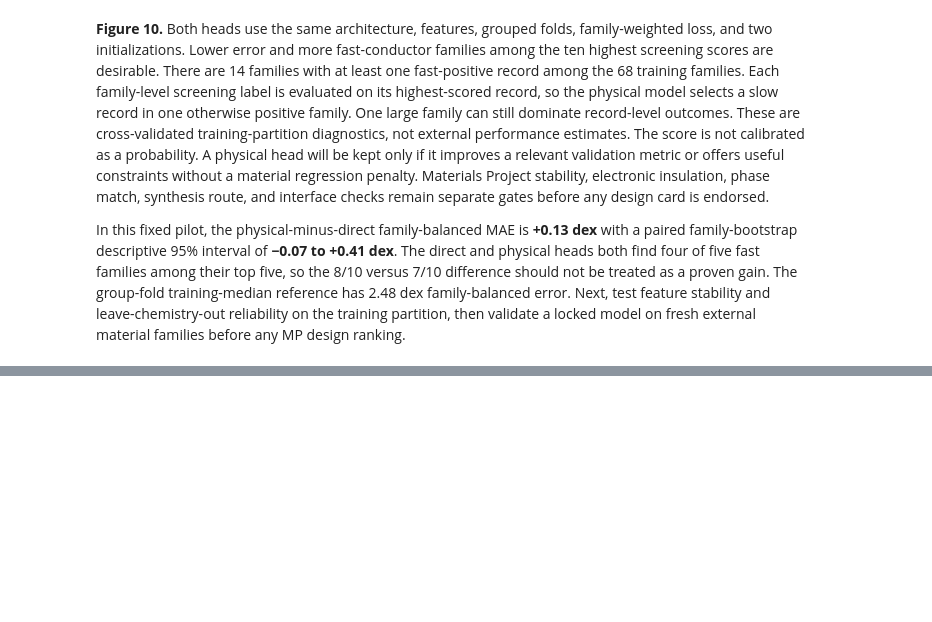
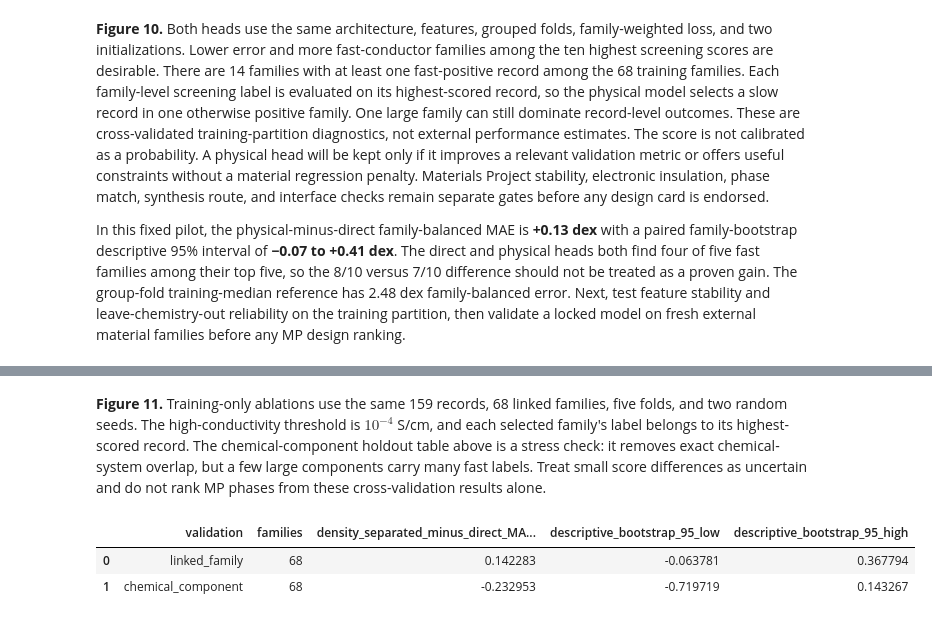
Before and after one commit to ZJYang-96485/Physics-Informed-Neural-Network-and-Multiscale-Simulations-for-Lithium-Ion-Conductors, a Jupyter notebook: battery_materials_project.ipynb, the cells around one changed output, grey strips where cells are left out. Saved outputs shown, nothing was run; the diff lists cells and outputs as text; code cells hidden in the pictures; blank space fills up the shorter version.

```diff
--- a/battery_materials_project.ipynb
+++ b/battery_materials_project.ipynb
@@ -3581,10 +3581,10 @@ assert set(TWO_BRANCH_STRUCTURE).issubset(descriptor_train)
 FAST_THRESHOLD_LOG10=-4.0
 
 class DualBranchTransportNN(nn.Module):
-    def __init__(self,n_composition):
+    def __init__(self,n_composition,n_structure):
         super().__init__()
         self.composition=nn.Sequential(nn.Linear(n_composition,16),nn.ReLU())
-        self.structure=nn.Sequential(nn.Linear(len(TWO_BRANCH_STRUCTURE),8),nn.ReLU())
+        self.structure=nn.Sequential(nn.Linear(n_structure,8),nn.ReLU())
         self.fusion=nn.Sequential(nn.Linear(24,16),nn.ReLU())
         self.transport=nn.Linear(16,1)
         self.fast_logit=nn.Linear(16,1)
@@ -3594,17 +3594,29 @@ class DualBranchTransportNN(nn.Module):
                                       self.structure(structure)),dim=1))
         return self.transport(hidden).squeeze(1),self.fast_logit(hidden).squeeze(1)
 
-def train_two_branch(fit_idx,val_idx,seed,physical):
+def train_two_branch(fit_idx,val_idx,seed,physical,structure_columns=None,
+                     composition_mode="full",bce_weight=0.5):
+    structure_columns=TWO_BRANCH_STRUCTURE if structure_columns is None else structure_columns
     fit=descriptor_train.iloc[fit_idx].reset_index(drop=True)
     val=descriptor_train.iloc[val_idx].reset_index(drop=True)
     fold_vocab=sorted({str(element) for formula in fit.formula
                        for element in parse_composition(formula).elements})
     comp_fit=composition_features(fit.formula,fold_vocab)
     comp_val=composition_features(val.formula,fold_vocab)
+    if composition_mode=="compact":
+        compact=["n_elements","li_fraction","composition_entropy",
+            "mean_atomic_number","mean_atomic_mass","mean_electronegativity",
+            "electronegativity_range","mean_periodic_row","mean_periodic_group"]
+        compact += [f"frac_{element}" for element in
+                    ("O","S","F","Cl","Br","I","N","Se")]
+        comp_fit=comp_fit.reindex(columns=compact,fill_value=0.0)
+        comp_val=comp_val.reindex(columns=compact,fill_value=0.0)
+    elif composition_mode!="full":
+        raise ValueError(composition_mode)
     comp_scale=StandardScaler().fit(comp_fit)
     struct_impute=SimpleImputer(strategy="median",keep_empty_features=True)
-    struct_fit=struct_impute.fit_transform(fit[TWO_BRANCH_STRUCTURE])
-    struct_val=struct_impute.transform(val[TWO_BRANCH_STRUCTURE])
+    struct_fit=struct_impute.fit_transform(fit[structure_columns])
+    struct_val=struct_impute.transform(val[structure_columns])
     struct_scale=StandardScaler().fit(struct_fit)
     def tensor(values):
         return torch.as_tensor(np.asarray(values,dtype=np.float32))
@@ -3624,13 +3636,13 @@ def train_two_branch(fit_idx,val_idx,seed,physical):
     group_sizes=fit.group_linked.map(fit.group_linked.value_counts()).to_numpy()
     weights=tensor(1/group_sizes).div(float(fit.group_linked.nunique()))
     torch.manual_seed(seed)
-    net=DualBranchTransportNN(xcf.shape[1])
+    net=DualBranchTransportNN(xcf.shape[1],xsf.shape[1])
     optimizer=torch.optim.AdamW(net.parameters(),lr=0.003,weight_decay=0.01)
     for _ in range(240):
         net.train();optimizer.zero_grad()
         residual,logit=net(xcf,xsf)
         loss=((torch.nn.functional.huber_loss(offset_fit+residual,y,delta=1,
-                    reduction="none")+0.5*torch.nn.functional.binary_cross_entropy_with_logits(
+                    reduction="none")+bce_weight*torch.nn.functional.binary_cross_entropy_with_logits(
                     logit,z,reduction="none"))*weights).sum()
         loss.backward();optimizer.step()
     net.eval()
@@ -3763,0 +3943,22 @@ In this fixed pilot, the physical-minus-direct family-balanced MAE is **+0.13 de
+# %% [markdown]
+**Figure 11.** Training-only ablations use the same 159 records, 68 linked families, five folds, and two random seeds. The high-conductivity threshold is $10^{-4}$ S/cm, and each selected family's label belongs to its highest-scored record. The chemical-component holdout table above is a stress check: it removes exact chemical-system overlap, but a few large components carry many fast labels. Treat small score differences as uncertain and do not rank MP phases from these cross-validation results alone.
+# %%
+# Compare the physical constraint with the same direct reference, one family at a time.
+paired_rows=[]
+for scheme in ("linked_family","chemical_component"):
+    frame=refinement_cv.loc[refinement_cv.scheme.eq(scheme)]
+    errors=frame.groupby(["group_linked","model"]).abs_error_dex.mean().unstack()
+    delta=(errors["density_separated"]-errors["direct_reference"]).dropna().to_numpy()
+    rng=np.random.default_rng(RANDOM_STATE)
+    draws=rng.choice(delta,size=(10000,len(delta)),replace=True).mean(axis=1)
+    low,high=np.quantile(draws,[.025,.975])
+    paired_rows.append({"validation":scheme,"families":len(delta),
+        "density_separated_minus_direct_MAE_dex":delta.mean(),
+        "descriptive_bootstrap_95_low":low,
+        "descriptive_bootstrap_95_high":high})
+refinement_paired=pd.DataFrame(paired_rows)
+display(refinement_paired)
+# %% [output]
+|  | validation | families | density_separated_minus_direct_MA... | descriptive_bootstrap_95_low | descriptive_bootstrap_95_high |
+| 0 | linked_family | 68 | 0.142283 | -0.063781 | 0.367794 |
+| 1 | chemical_component | 68 | -0.232953 | -0.719719 | 0.143267 |
```
Also changed, not shown: parts of 14 cells of this notebook, 10 other files.
